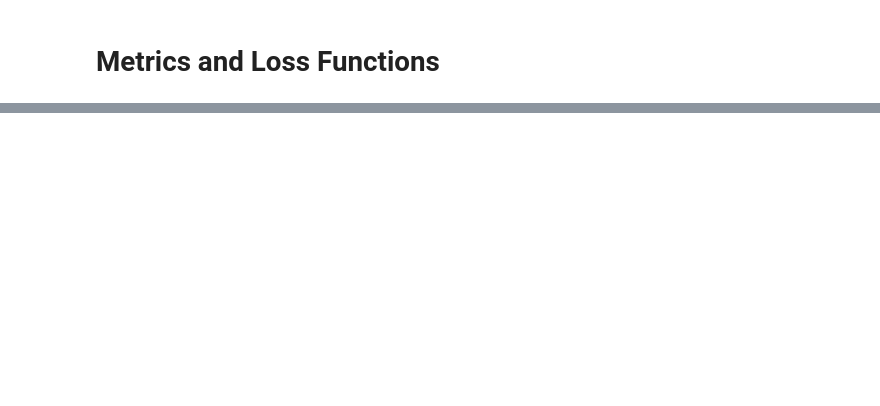
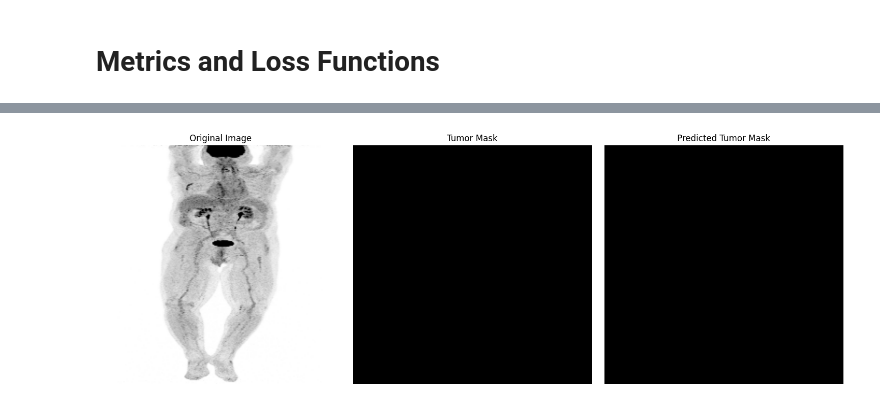
Before and after one commit to idax6797/DeepLearning-MiniProject, a Jupyter notebook: Notebooks/TransUnet.ipynb, the cells around one changed output, grey strips where cells are left out. Cells and saved outputs as stored; diff of their text form; code cells hidden in the pictures; blank space fills up the shorter version.

```diff
--- a/Notebooks/TransUnet.ipynb
+++ b/Notebooks/TransUnet.ipynb
@@ -837,0 +1053,26 @@ NameError: name 'model' is not defined
+# %%
+train_features, train_labels, _ = next(iter(train_loader))
+
+pred_mask, _ = predict(transunet, train_features[0].squeeze(), device)
+
+# Visualize prediction
+import matplotlib.pyplot as plt
+
+fig, axes = plt.subplots(1, 3, figsize=(15, 5))
+axes[0].imshow(train_features[0].squeeze(), cmap='gray')
+axes[0].set_title('Original Image')
+axes[0].axis('off')
+
+axes[1].imshow(train_labels[0].squeeze(), cmap='gray')
+axes[1].set_title('Tumor Mask')
+axes[1].axis('off')
+
+axes[2].imshow(pred_mask, cmap='gray')
+axes[2].set_title('Predicted Tumor Mask')
+axes[2].axis('off')
+
+plt.tight_layout()
+plt.savefig('prediction_result.png', dpi=300, bbox_inches='tight')
+plt.show()
+# %% [output]
+[figure, added]
```
Also changed, not shown: parts of 50 cells of this notebook.
